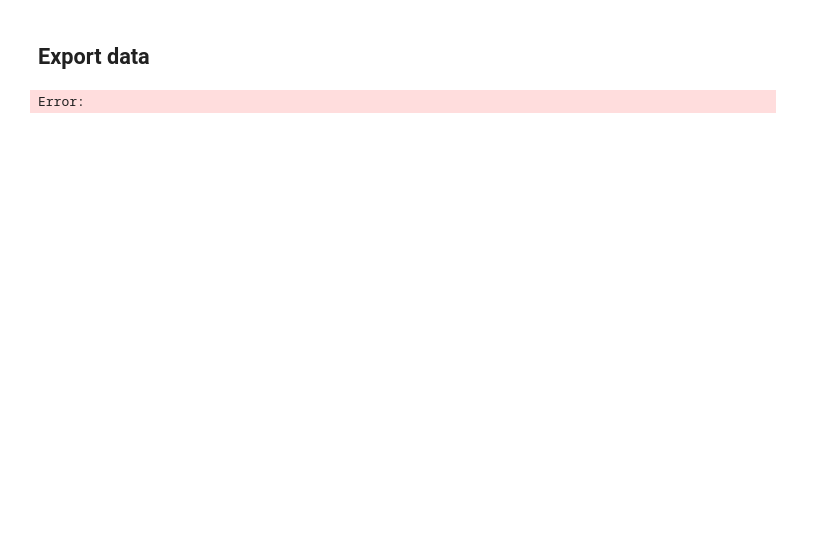
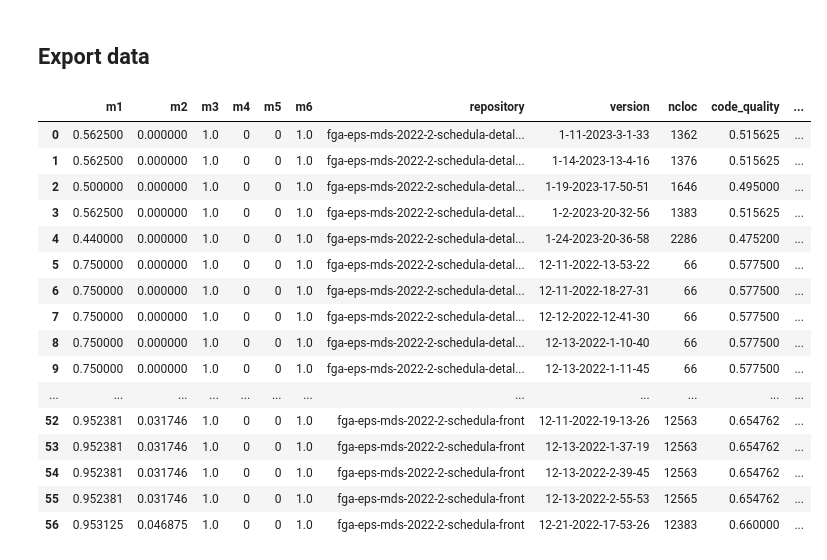
Before and after one commit to fga-eps-mds/2022-2-Schedula-Doc, a Jupyter notebook: analytics.ipynb, the cells around one changed output. Saved outputs shown, nothing was run; the diff lists cells and outputs as text; code cells hidden in the pictures; blank space fills up the shorter version.

```diff
--- a/analytics.ipynb
+++ b/analytics.ipynb
@@ -65,8 +59,8 @@ repo_name = 'fga-eps-mds-2022-2-schedula-'
 # Add your repos here
 # Example: 'Front': 'py',
 repos_language = {
-    'detalhador-de-chamados': 'ts',
-    'gerenciador-de-localidades': 'ts',
-    'gestor-de-usuarios': 'ts',
+    'detalhador_de_chamados': 'ts',
+    'gerenciador_de_localidades': 'ts',
+    'gestor_de_usuarios': 'ts',
     'front': 'ts',
 }
@@ -604,14 +598,30 @@ Error:
 # %%
 metrics_list = metrics.values()
 
 metrics_df = pd.concat(metrics_list, ignore_index=True)
 
 display(metrics_df)
 
 current_datetime = datetime.datetime.now().strftime("%m-%d-%Y--%H-%M-%S")
 
-metrics_df.to_excel('./data/fga-eps-mds-2022-2-MeasureSoftGram--{}.xlsx'.format(current_datetime), index = False)
+metrics_df.to_excel('./data/fga-eps-mds-2022-2-schedula--{}.xlsx'.format(current_datetime), index = False)
 
-metrics_df.to_csv('./data/fga-eps-mds-2022-2-MeasureSoftGram--{}.csv'.format(current_datetime), index = False)
+metrics_df.to_csv('./data/fga-eps-mds-2022-2-schedula--{}.csv'.format(current_datetime), index = False)
 # %% [output]
-Error:
+|  | m1 | m2 | m3 | m4 | m5 | m6 | repository | version | ncloc | code_quality | ... |
+| 0 | 0.562500 | 0.000000 | 1.0 | 0 | 0 | 1.0 | fga-eps-mds-2022-2-schedula-detal... | 1-11-2023-3-1-33 | 1362 | 0.515625 | ... |
+| 1 | 0.562500 | 0.000000 | 1.0 | 0 | 0 | 1.0 | fga-eps-mds-2022-2-schedula-detal... | 1-14-2023-13-4-16 | 1376 | 0.515625 | ... |
+| 2 | 0.500000 | 0.000000 | 1.0 | 0 | 0 | 1.0 | fga-eps-mds-2022-2-schedula-detal... | 1-19-2023-17-50-51 | 1646 | 0.495000 | ... |
+| 3 | 0.562500 | 0.000000 | 1.0 | 0 | 0 | 1.0 | fga-eps-mds-2022-2-schedula-detal... | 1-2-2023-20-32-56 | 1383 | 0.515625 | ... |
+| 4 | 0.440000 | 0.000000 | 1.0 | 0 | 0 | 1.0 | fga-eps-mds-2022-2-schedula-detal... | 1-24-2023-20-36-58 | 2286 | 0.475200 | ... |
+| 5 | 0.750000 | 0.000000 | 1.0 | 0 | 0 | 1.0 | fga-eps-mds-2022-2-schedula-detal... | 12-11-2022-13-53-22 | 66 | 0.577500 | ... |
+| 6 | 0.750000 | 0.000000 | 1.0 | 0 | 0 | 1.0 | fga-eps-mds-2022-2-schedula-detal... | 12-11-2022-18-27-31 | 66 | 0.577500 | ... |
+| 7 | 0.750000 | 0.000000 | 1.0 | 0 | 0 | 1.0 | fga-eps-mds-2022-2-schedula-detal... | 12-12-2022-12-41-30 | 66 | 0.577500 | ... |
+| 8 | 0.750000 | 0.000000 | 1.0 | 0 | 0 | 1.0 | fga-eps-mds-2022-2-schedula-detal... | 12-13-2022-1-10-40 | 66 | 0.577500 | ... |
+| 9 | 0.750000 | 0.000000 | 1.0 | 0 | 0 | 1.0 | fga-eps-mds-2022-2-schedula-detal... | 12-13-2022-1-11-45 | 66 | 0.577500 | ... |
+| ... | ... | ... | ... | ... | ... | ... | ... | ... | ... | ... | ... |
+| 52 | 0.952381 | 0.031746 | 1.0 | 0 | 0 | 1.0 | fga-eps-mds-2022-2-schedula-front | 12-11-2022-19-13-26 | 12563 | 0.654762 | ... |
+| 53 | 0.952381 | 0.031746 | 1.0 | 0 | 0 | 1.0 | fga-eps-mds-2022-2-schedula-front | 12-13-2022-1-37-19 | 12563 | 0.654762 | ... |
+| 54 | 0.952381 | 0.031746 | 1.0 | 0 | 0 | 1.0 | fga-eps-mds-2022-2-schedula-front | 12-13-2022-2-39-45 | 12563 | 0.654762 | ... |
+| 55 | 0.952381 | 0.031746 | 1.0 | 0 | 0 | 1.0 | fga-eps-mds-2022-2-schedula-front | 12-13-2022-2-55-53 | 12565 | 0.654762 | ... |
+| 56 | 0.953125 | 0.046875 | 1.0 | 0 | 0 | 1.0 | fga-eps-mds-2022-2-schedula-front | 12-21-2022-17-53-26 | 12383 | 0.660000 | ... |
```
Also changed, not shown: parts of 32 cells of this notebook, 2 other files.
